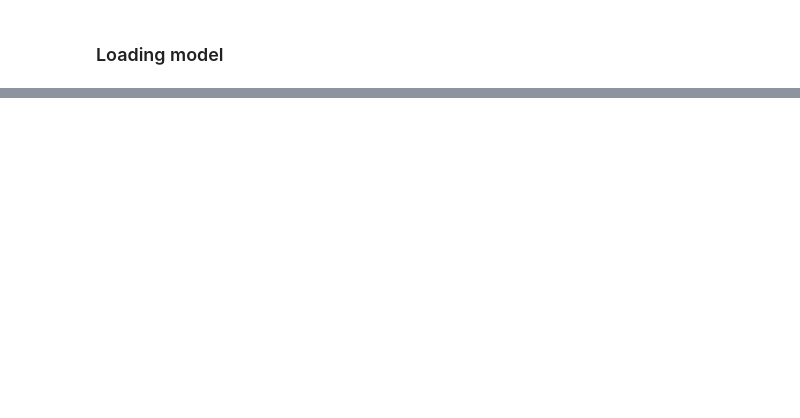
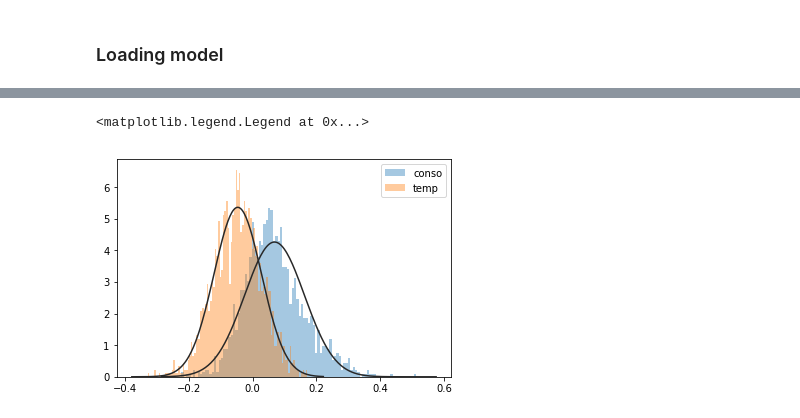
Before and after one commit to AntOliRsn/AutoEncoder, a Jupyter notebook: notebooks/conso_CVAE.ipynb, the cells around one changed output, grey strips where cells are left out. Saved outputs shown, nothing was run; the diff lists cells and outputs as text; code cells hidden in the pictures; blank space fills up the shorter version.

```diff
--- a/notebooks/conso_CVAE.ipynb
+++ b/notebooks/conso_CVAE.ipynb
@@ -164,0 +183,13 @@ pyplot_latent_space_projection_temp(x_encoded, calendar_info, temp,os.path.join(
+# %%
+res_conso_mat = res_mat[:,:48]
+res_temp_mat = res_mat[:,48:]
+# %%
+res_conso = res_conso_mat.mean(axis=1)
+res_temp = res_temp_mat.mean(axis=1)
+# %%
+sn.distplot(res_conso, kde=False, fit=stats.norm, bins=100, label='conso')
+sn.distplot(res_temp, kde=False, fit=stats.norm, bins=100, label='temp')
+plt.legend()
+# %% [output]
+<matplotlib.legend.Legend at 0x...>
+[figure, added]
```
Also changed, not shown: parts of 27 cells of this notebook, 1 other file.
